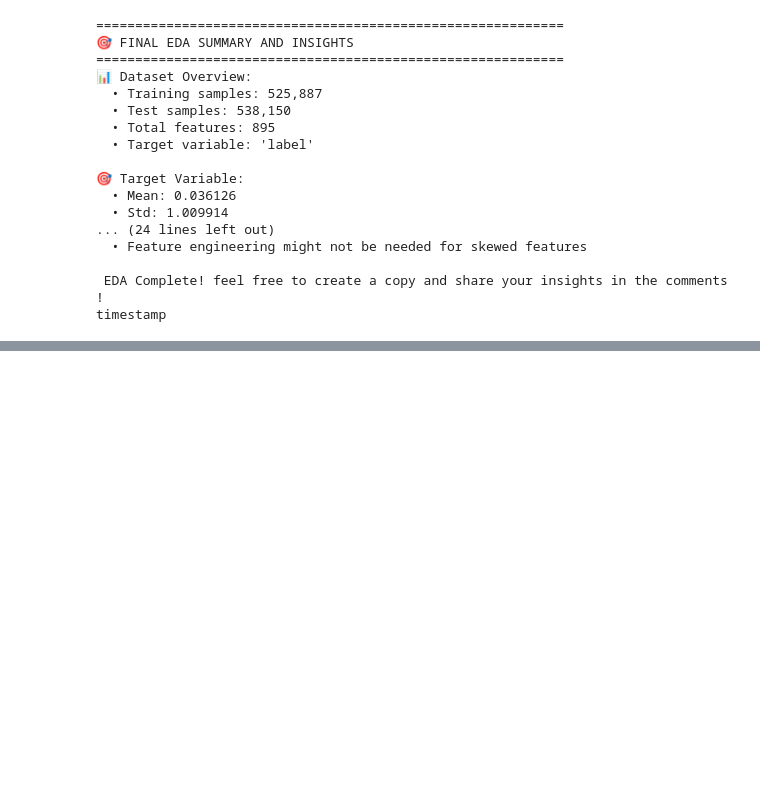
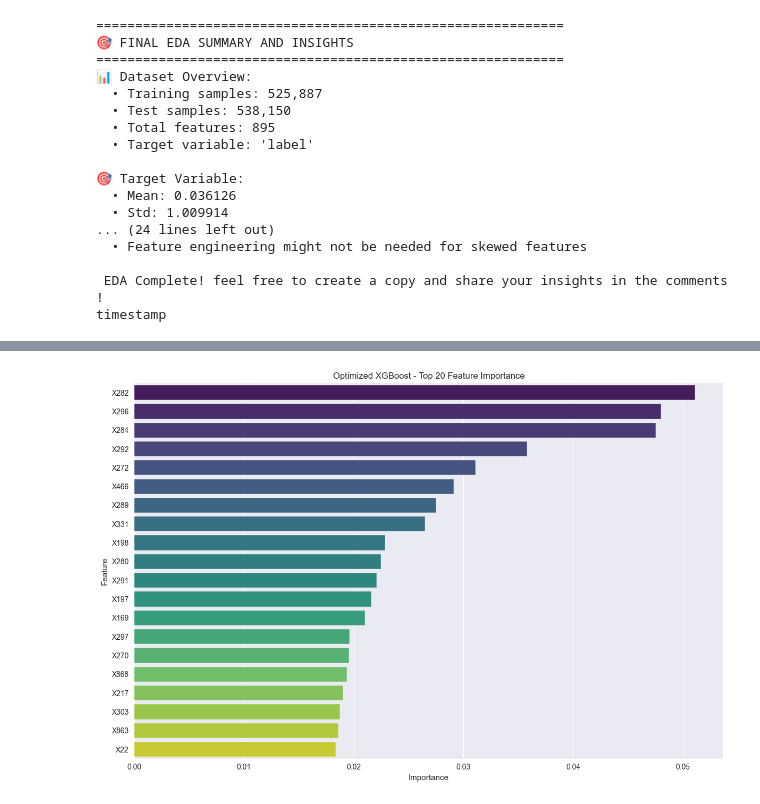
Before and after one commit to mattleodoyle/drw-crypto-comp, a Jupyter notebook: testbed.ipynb, the cells around one changed output, grey strips where cells are left out. Drawn from its saved outputs; the diff is of its cells as text; code cells hidden in the pictures; blank space fills up the shorter version.

Commit message:
Second commit, working on feature selection for XGB

```diff
--- a/testbed.ipynb
+++ b/testbed.ipynb
@@ -1037,0 +1275,84 @@ print("\nSubmission file created.")
+# %%
+# Grid Search for XGBoost model optimization
+print("=== XGBoost Grid Search Optimization ===")
+
+from sklearn.model_selection import GridSearchCV
+from sklearn.metrics import make_scorer, mean_squared_error
+import numpy as np
+
+# Define the parameter grid to search
+param_grid = {
+    'max_depth': [3, 5, 7, 9],
+    'learning_rate': [0.01, 0.05, 0.1, 0.2],
+    'n_estimators': [100, 200, 300],
+    'subsample': [0.8, 0.9, 1.0],
+    'colsample_bytree': [0.8, 0.9, 1.0],
+    'reg_alpha': [0, 0.1, 0.5],
+    'reg_lambda': [1, 1.5, 2]
+}
+
+# For faster execution, you can use a smaller grid
+param_grid_small = {
+    'max_depth': [3, 5, 7, 9],
+    'learning_rate': [0.01, 0.1],
+    'n_estimators': [100, 200],
+    'subsample': [0.8, 1.0]
+}
+
+# Create the base XGBoost model
+xgb_model = xgb.XGBRegressor(random_state=42, n_jobs=-1)
+
+# Define a negative mean squared error scorer (GridSearchCV tries to maximize the score)
+rmse_scorer = make_scorer(lambda y, y_pred: -np.sqrt(mean_squared_error(y, y_pred)))
+
+# Create the GridSearchCV object
+grid_search = GridSearchCV(
+    estimator=xgb_model,
+    param_grid=param_grid_small,  # Use the smaller grid for faster execution
+    scoring=rmse_scorer,
+    cv=5,
+    n_jobs=-1,
+    verbose=2
+)
+
+# Fill any missing values in the dataset
+X_grid = X.fillna(X.mean())
+y_grid = y.copy()
+
+# Fit the grid search to the data
+print("Starting grid search. This may take some time...")
+grid_search.fit(X_grid, y_grid)
+
+# Print the best parameters and score
+print("\nBest parameters found:")
+for param, value in grid_search.best_params_.items():
+    print(f"  {param}: {value}")
+
+print(f"\nBest RMSE: {-grid_search.best_score_:.6f}")
+
+# Get the best model
+best_xgb_model = grid_search.best_estimator_
+
+# Evaluate the optimized model
+print("\nEvaluating optimized XGBoost model...")
+best_xgb = evaluate_model(best_xgb_model, "Optimized XGBoost", X_train, y_train, X_val, y_val)
+
+# Compare with the previous XGBoost model
+print("\nImprovement from baseline XGBoost:")
+baseline_val_mse = model_results["XGBoost"]["val_mse"]
+optimized_val_mse = model_results["Optimized XGBoost"]["val_mse"]
+improvement = (baseline_val_mse - optimized_val_mse) / baseline_val_mse * 100
+print(f"  Validation MSE reduction: {improvement:.2f}%")
+
+# Feature importance of the optimized model
+optimized_feature_importance = pd.DataFrame({
+    'Feature': X.columns,
+    'Importance': best_xgb_model.feature_importances_
+}).sort_values('Importance', ascending=False).head(20)
+
+plt.figure(figsize=(12, 8))
+sns.barplot(x='Importance', y='Feature', data=optimized_feature_importance, palette='viridis')
+plt.title('Optimized XGBoost - Top 20 Feature Importance')
+plt.tight_layout()
+plt.show()
+# %% [output]
@@ -1037,0 +1376 @@ print("\nSubmission file created.")
+[figure, added]
```
Also changed, not shown: parts of 33 cells of this notebook, 2 other files.
